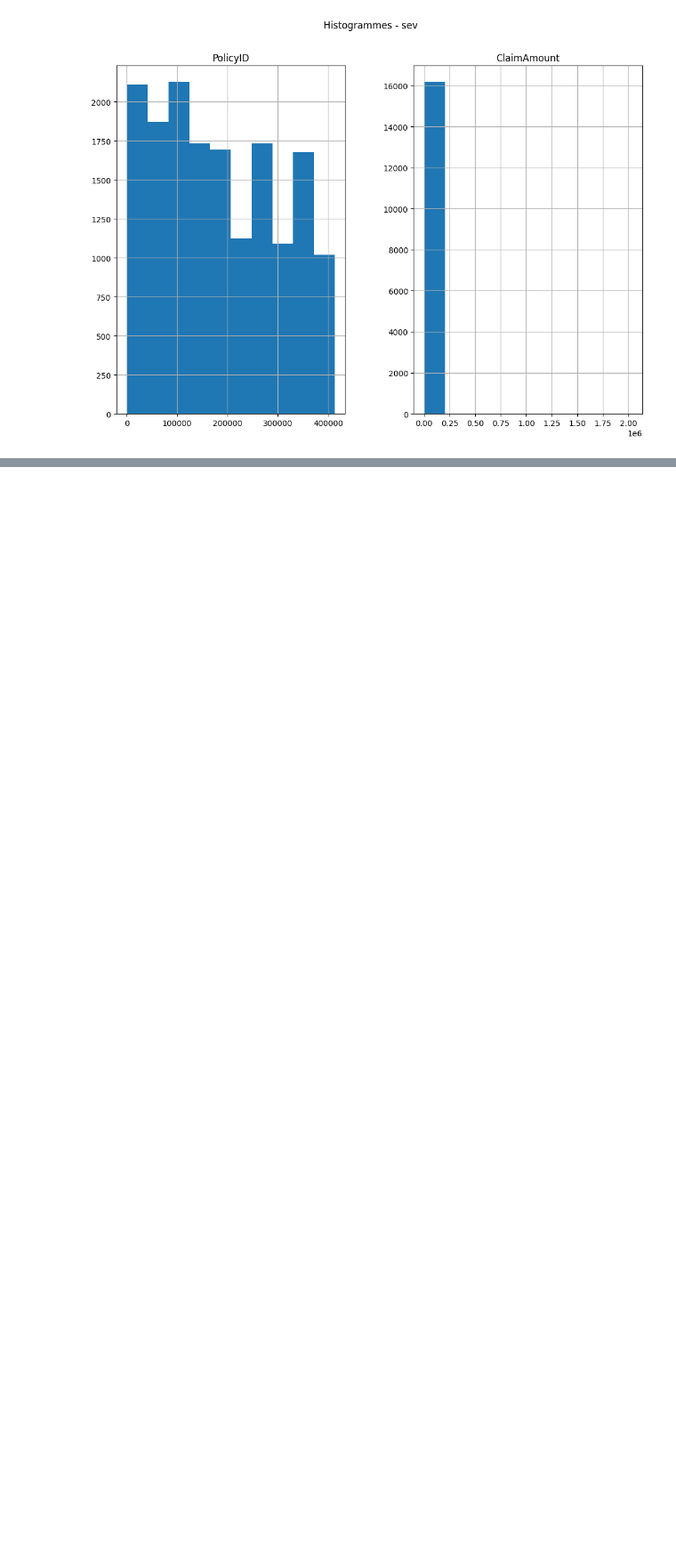
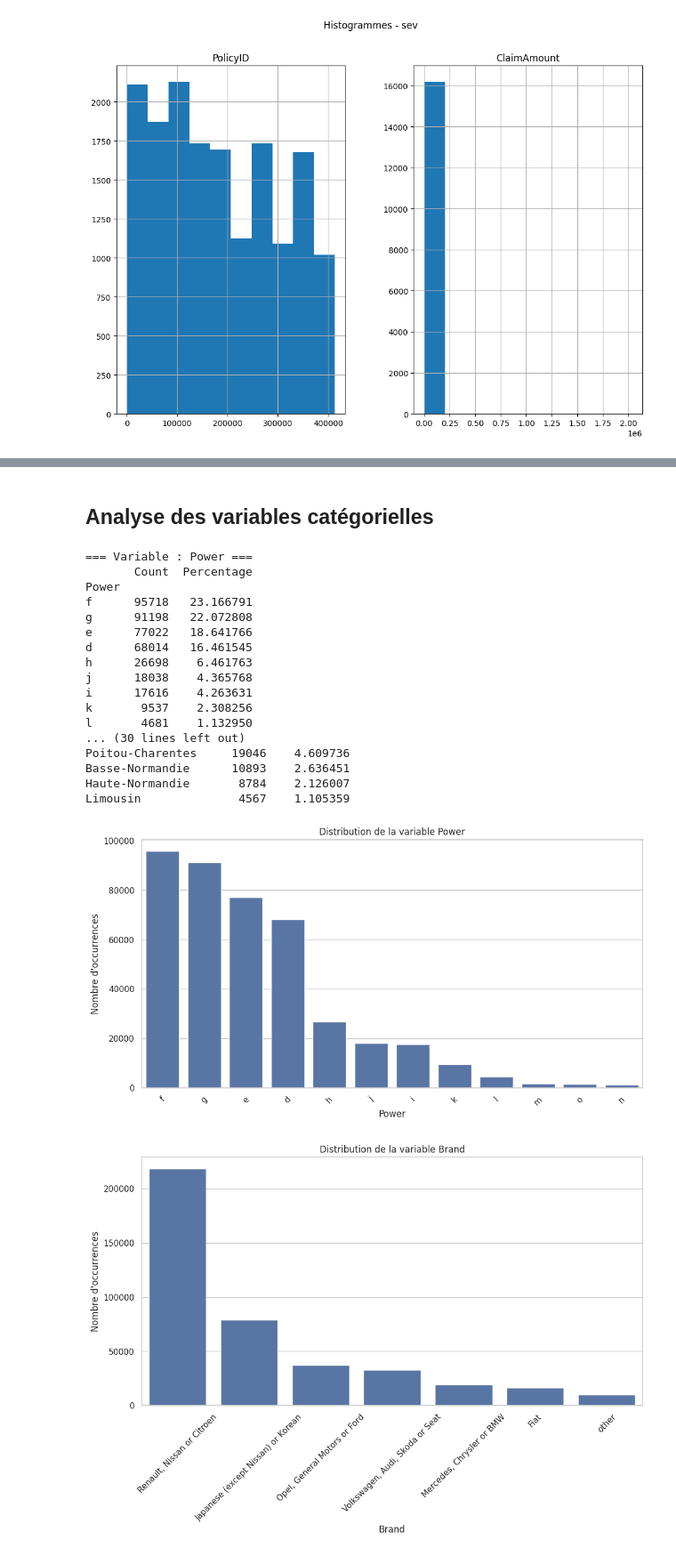
Before and after one commit to fadiblm/Projet-assurance-non-vie, a Jupyter notebook: visualisation.ipynb, the cells around one changed output, grey strips where cells are left out. Shown at 89% size. Saved outputs shown, nothing was run; the diff lists cells and outputs as text; code cells hidden in the pictures; blank space fills up the shorter version.

```diff
--- a/visualisation.ipynb
+++ b/visualisation.ipynb
@@ -101,0 +349,59 @@ Note: you may need to restart the kernel to use updated packages.
+# %% [markdown]
+## Analyse des variables catégorielles
+# %%
+# Import des librairies
+import pandas as pd
+import matplotlib.pyplot as plt
+import seaborn as sns
+
+# Style des graphiques
+sns.set_theme(style="whitegrid")
+plt.rcParams["figure.figsize"] = (12, 6)
+
+# Supposons que ton dataframe s'appelle freMTPLfreq
+# freMTPLfreq = pd.read_csv("freMTPLfreq.csv")  # si besoin
+
+# -------------------------------
+# 1. Statistiques descriptives
+# -------------------------------
+cat_columns = ['Power', 'Brand', 'Gas', 'Region']
+
+# Compter les occurrences et les pourcentages
+for col in cat_columns:
+    print(f"\n=== Variable : {col} ===")
+    counts = freq[col].value_counts()
+    percents = freq[col].value_counts(normalize=True) * 100
+    stats = pd.concat([counts, percents], axis=1)
+    stats.columns = ['Count', 'Percentage']
+    print(stats)
+
+# -------------------------------
+# 2. Visualisation des distributions
+# -------------------------------
+for col in cat_columns:
+    plt.figure()
+    sns.countplot(data=freq, x=col, order=freq[col].value_counts().index)
+    plt.title(f"Distribution de la variable {col}")
+    plt.xticks(rotation=45)
+    plt.ylabel("Nombre d'occurrences")
+    plt.show()
+# %% [output]
+=== Variable : Power ===
+       Count  Percentage
+Power
+f      95718   23.166791
+g      91198   22.072808
+e      77022   18.641766
+d      68014   16.461545
+h      26698    6.461763
+j      18038    4.365768
+i      17616    4.263631
+k       9537    2.308256
+l       4681    1.132950
+... (30 lines left out)
+Poitou-Charentes     19046    4.609736
+Basse-Normandie      10893    2.636451
+Haute-Normandie       8784    2.126007
+Limousin              4567    1.105359
+[figure, added]
+[figure, added]
```
Also changed, not shown: parts of 24 cells of this notebook.
